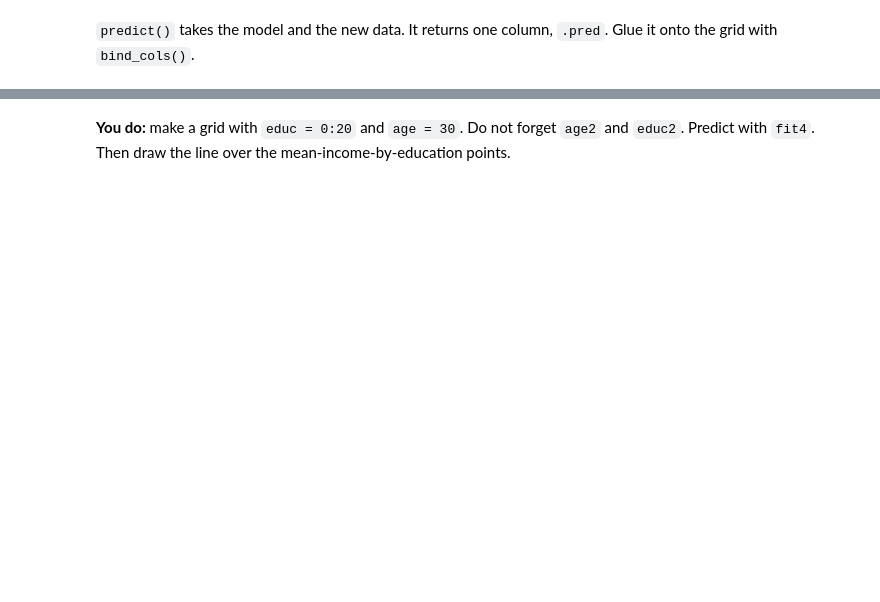
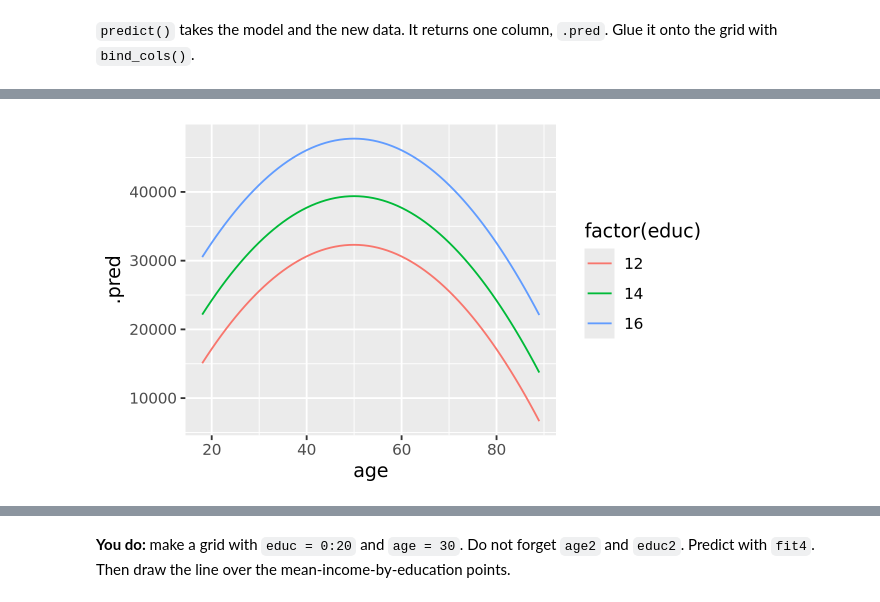
Before and after one commit to chuckpr/codespace, a Jupyter notebook: notebooks/08-lecture-regression.ipynb, the cells around one changed output, grey strips where cells are left out. Cells and saved outputs as stored; diff of their text form; code cells hidden in the pictures; blank space fills up the shorter version.

```diff
--- a/notebooks/08-lecture-regression.ipynb
+++ b/notebooks/08-lecture-regression.ipynb
@@ -25,6 +43,6 @@ We are using the [GSS](https://gss.norc.org/) data again. The General Social Sur
 | `sex` | 1 = male, 2 = female |
 | `realinc` | household income, in 1986 dollars |
 # %%
-gss <- read.csv('https://raw.githubusercontent.com/UNC-BIOS-512/jupyterlite/main/data/gss_subset.csv')
+gss = read.csv('https://raw.githubusercontent.com/UNC-BIOS-512/jupyterlite/main/data/gss_subset.csv')
 
 gss |> glimpse()
@@ -49,3 +113,12 @@ ggplot(aes(x = educ, y = realinc)) + geom_point()
 A **linear regression** finds the straight line that fits best.
 
 In tidymodels you say what kind of model you want, `linear_reg()`, then `fit()` it with a **formula**. The formula `realinc ~ educ` means: predict `realinc` from `educ`.
+# %%
+mod = linear_reg()
+
+fit = mod |> fit(realinc ~ educ, data = gss)
+
+# regressors, predictors, features - educ
+# outcome, target, "what are we modeling" - realinc
+
+fit
@@ -109,3 +249,9 @@ fit3 |> tidy()
 The `age` slope is positive and the `age2` slope is negative. That makes a hill shape: up, then down.
 
 **You do:** does the same trick help with education? Add `educ2 = educ^2` to `gss` and fit `realinc ~ educ + educ2 + age + age2`. Look back at the mean-income-by-education plot. Does a curve make sense there?
+# %%
+gss <- gss |> mutate(educ2 = educ^2)
+
+fit3 <- linear_reg() |> fit(realinc ~ educ + age + age2 + educ2, data = gss)
+
+fit3 |> tidy()
@@ -150,3 +340,7 @@ preds |> head()
+# %%
+ggplot(preds, aes(x = age, y = .pred, group = educ, color = factor(educ))) + geom_line()
+# %% [output]
+[figure, added]
 # %%
 income_by_age <- gss |>
     group_by(age) |>
```
Also changed, not shown: parts of 28 cells of this notebook.
